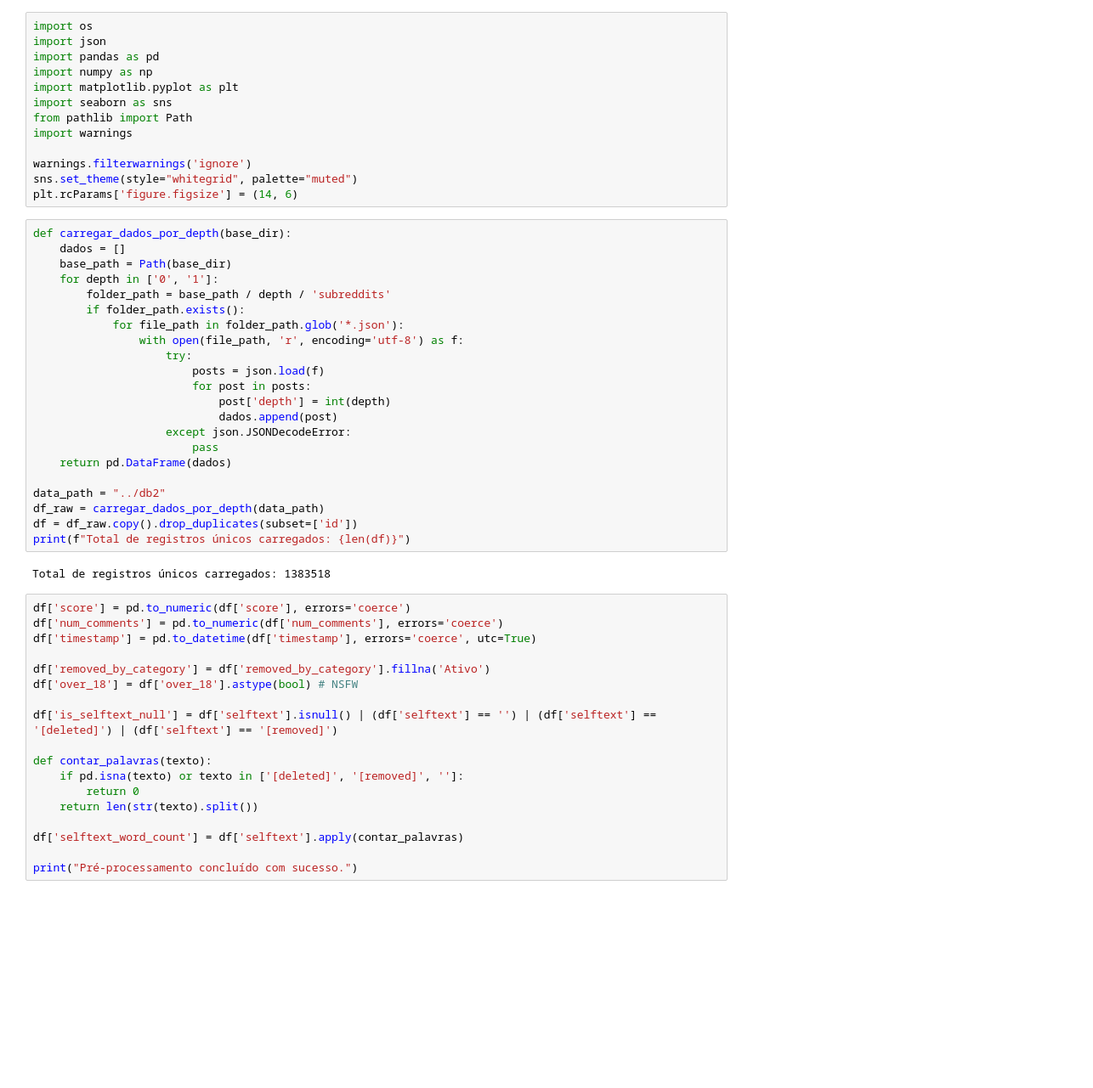
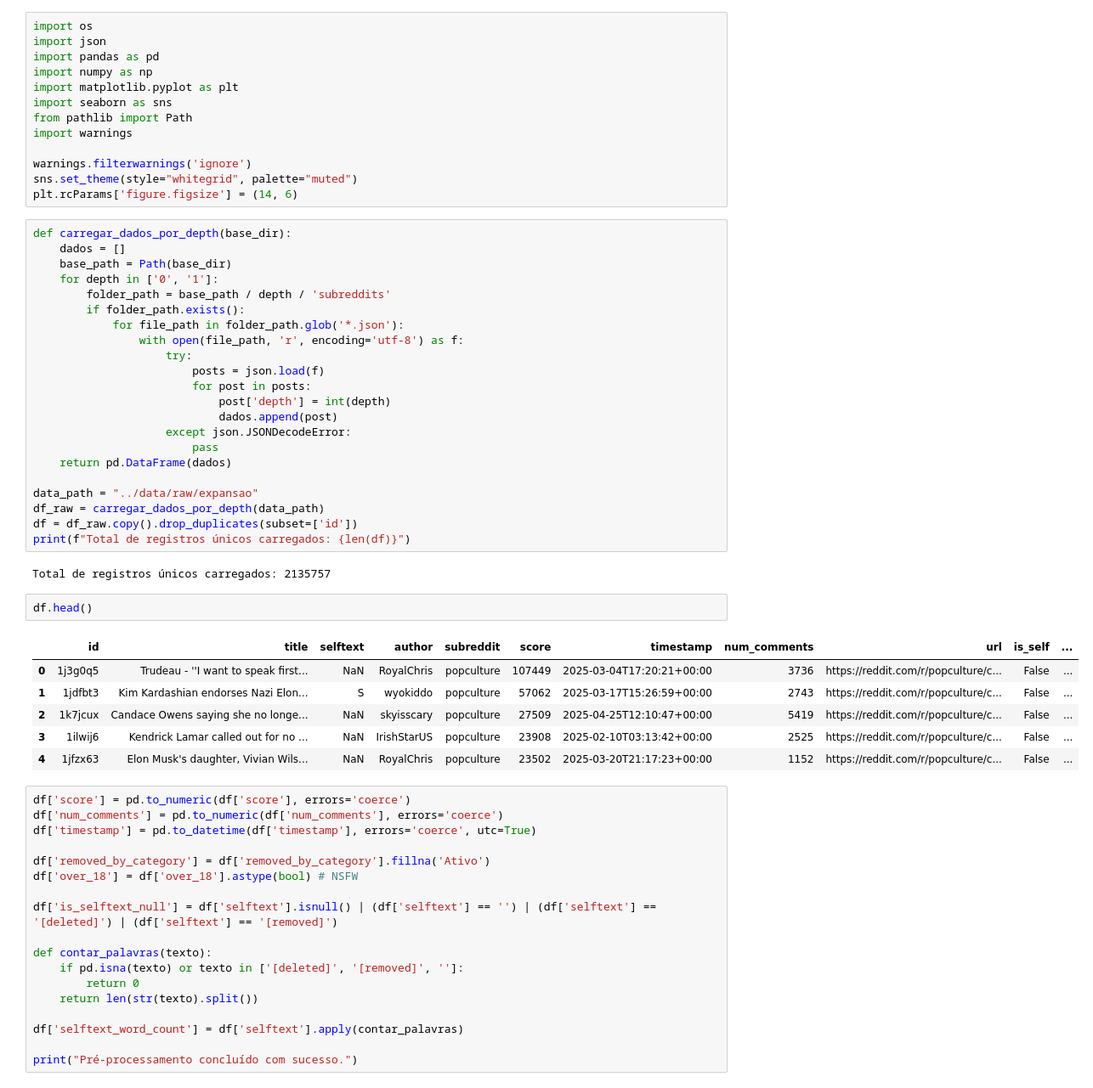
Before and after one commit to MateusoBrito/web-scraping-reddit, a Jupyter notebook: notebooks/03_analise_descritiva_base.ipynb, the cells around one changed output. Shown at 85% size. Drawn from its saved outputs; the diff is of its cells as text; blank space fills up the shorter version.

```diff
--- a/notebooks/03_analise_descritiva_base.ipynb
+++ b/notebooks/03_analise_descritiva_base.ipynb
@@ -37,12 +37,21 @@ def carregar_dados_por_depth(base_dir):
                         pass
     return pd.DataFrame(dados)
 
-data_path = "../db2"
+data_path = "../data/raw/expansao"
 df_raw = carregar_dados_por_depth(data_path)
 df = df_raw.copy().drop_duplicates(subset=['id'])
 print(f"Total de registros únicos carregados: {len(df)}")
 # %% [output]
-Total de registros únicos carregados: 1383518
+Total de registros únicos carregados: 2135757
+# %%
+df.head()
+# %% [output]
+|  | id | title | selftext | author | subreddit | score | timestamp | num_comments | url | is_self | ... |
+| 0 | 1j3g0q5 | Trudeau - ''I want to speak first... | NaN | RoyalChris | popculture | 107449 | 2025-03-04T17:20:21+00:00 | 3736 | https://reddit.com/r/popculture/c... | False | ... |
+| 1 | 1jdfbt3 | Kim Kardashian endorses Nazi Elon... | S | wyokiddo | popculture | 57062 | 2025-03-17T15:26:59+00:00 | 2743 | https://reddit.com/r/popculture/c... | False | ... |
+| 2 | 1k7jcux | Candace Owens saying she no longe... | NaN | skyisscary | popculture | 27509 | 2025-04-25T12:10:47+00:00 | 5419 | https://reddit.com/r/popculture/c... | False | ... |
+| 3 | 1ilwij6 | Kendrick Lamar called out for no ... | NaN | IrishStarUS | popculture | 23908 | 2025-02-10T03:13:42+00:00 | 2525 | https://reddit.com/r/popculture/c... | False | ... |
+| 4 | 1jfzx63 | Elon Musk's daughter, Vivian Wils... | NaN | RoyalChris | popculture | 23502 | 2025-03-20T21:17:23+00:00 | 1152 | https://reddit.com/r/popculture/c... | False | ... |
 # %%
 df['score'] = pd.to_numeric(df['score'], errors='coerce')
 df['num_comments'] = pd.to_numeric(df['num_comments'], errors='coerce')
```
Also changed, not shown: parts of 4 cells of this notebook, 4 other files.
